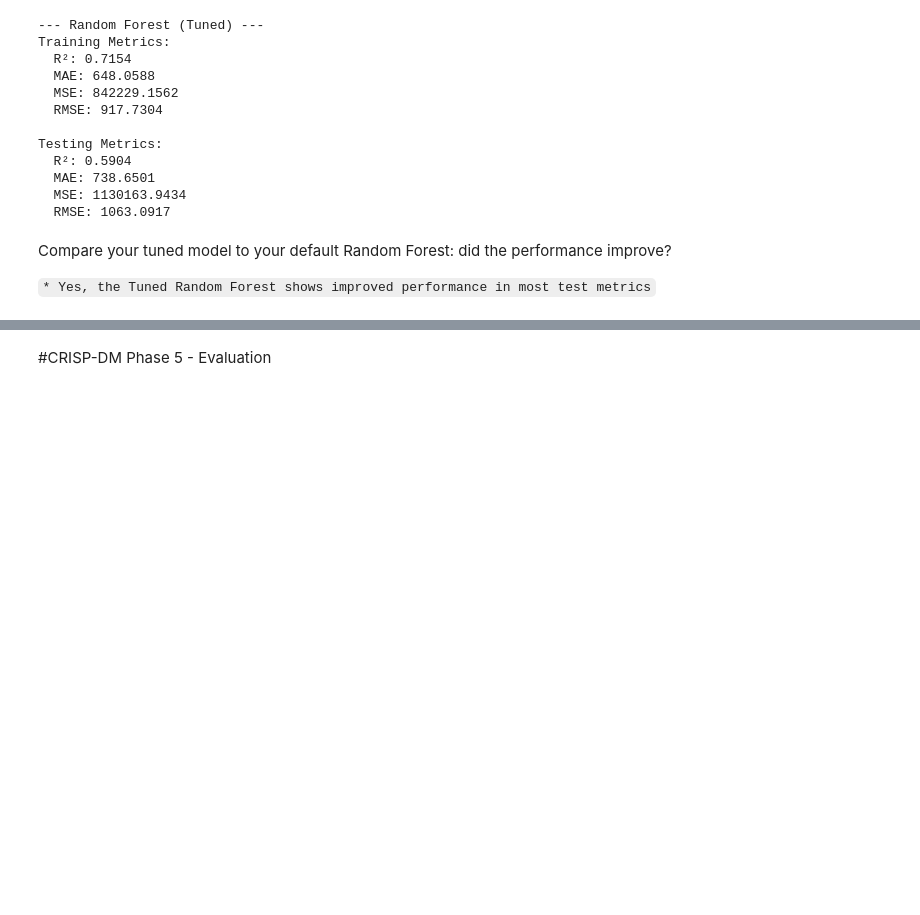
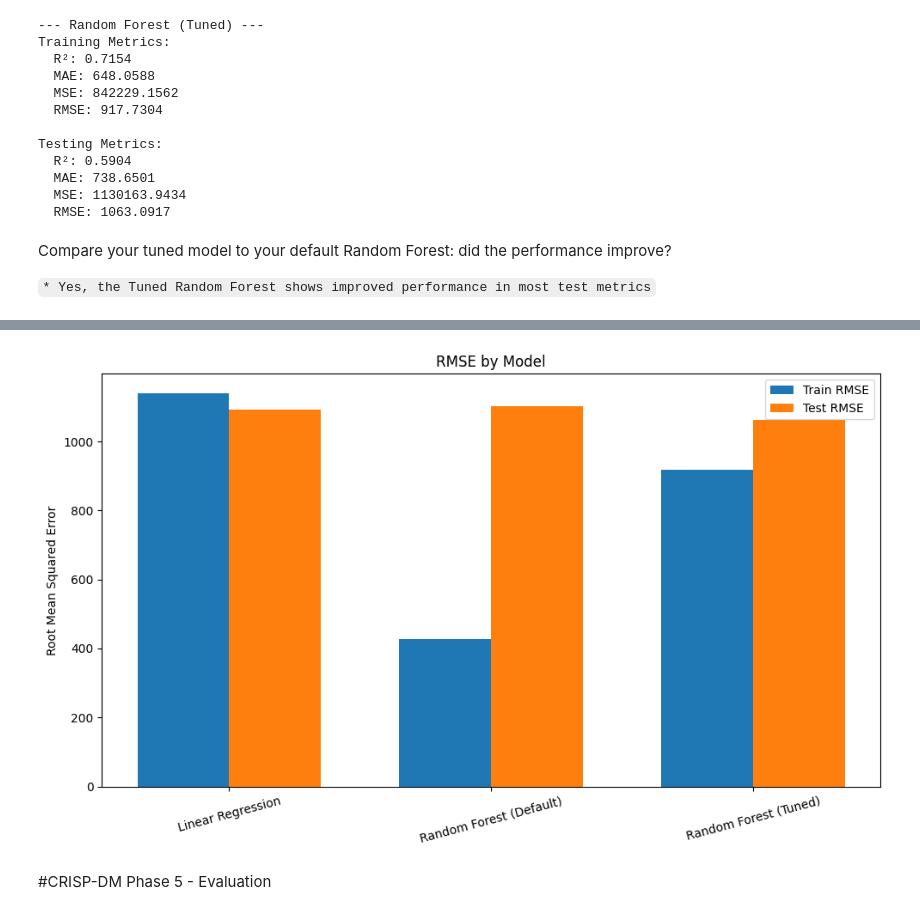
Before and after one commit to OwaisAbuSalah/Prediction-of-Product-Sales, a Jupyter notebook: Prediction_of_Product_Sales_.ipynb, the cells around one changed output, grey strips where cells are left out. Saved outputs shown, nothing was run; the diff lists cells and outputs as text; code cells hidden in the pictures; blank space fills up the shorter version.

```diff
--- a/Prediction_of_Product_Sales_.ipynb
+++ b/Prediction_of_Product_Sales_.ipynb
@@ -1436,3 +1484,17 @@ Compare your tuned model to your default Random Forest: did the performance impr
+# %%
+# Plot RMSE
+fig, ax = plt.subplots(figsize=(10, 6))
+ax.bar(x - width/2, rmse_train, width, label='Train RMSE')
+ax.bar(x + width/2, rmse_test, width, label='Test RMSE')
+ax.set_ylabel('Root Mean Squared Error')
+ax.set_title('RMSE by Model')
+ax.set_xticks(x)
+ax.set_xticklabels(models, rotation=15)
+ax.legend()
+plt.tight_layout()
+plt.show()
+# %% [output]
+[figure, added]
 # %% [markdown]
 #CRISP-DM Phase 5 - Evaluation
 # %% [markdown]
```
Also changed, not shown: parts of 9 cells of this notebook.
